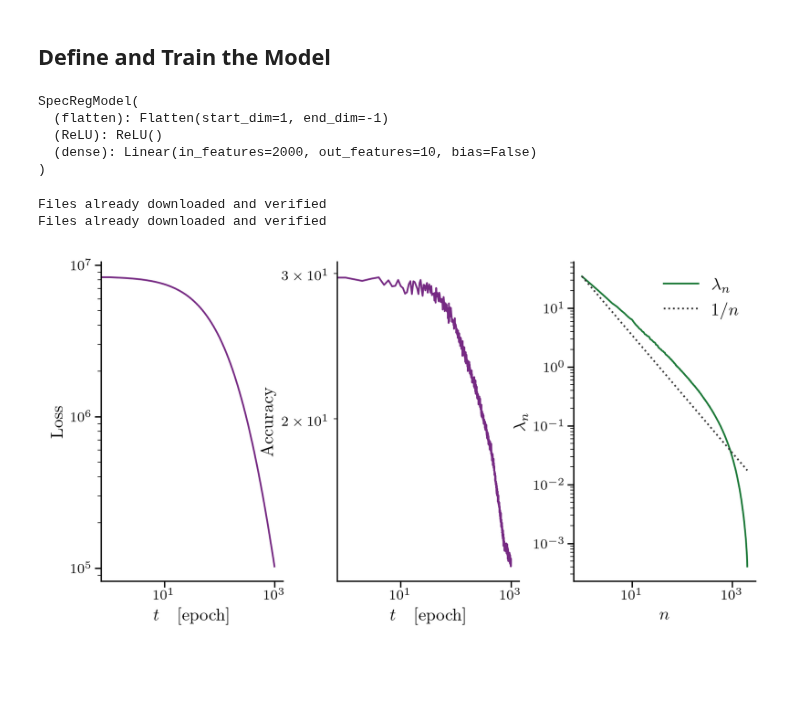
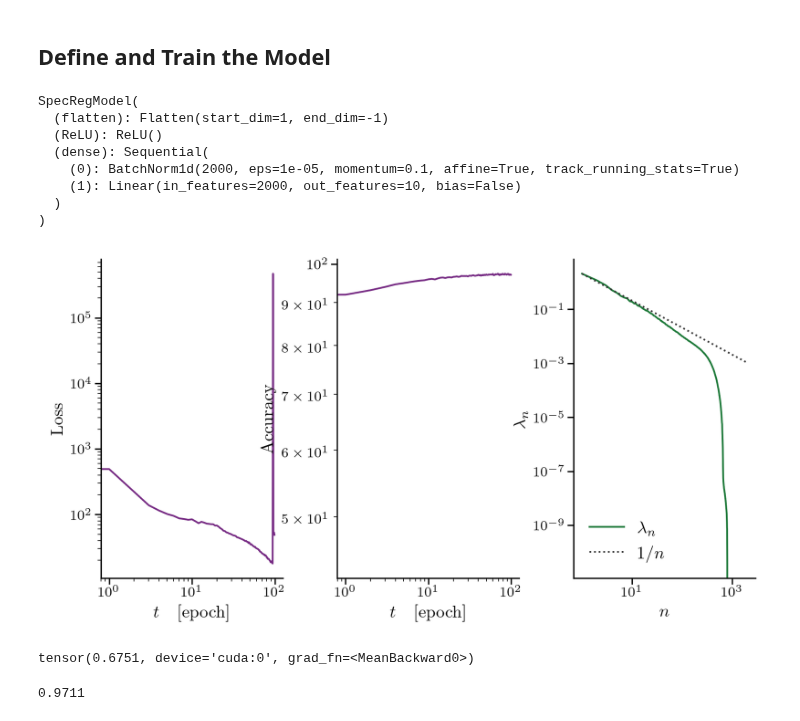
Before and after one commit to holzhauk/LocalLearning, a Jupyter notebook: notebooks/SpectralReg.ipynb, the cells around one changed output. Drawn from its saved outputs; the diff is of its cells as text; code cells hidden in the pictures; blank space fills up the shorter version.

```diff
--- a/notebooks/SpectralReg.ipynb
+++ b/notebooks/SpectralReg.ipynb
@@ -95,13 +107,25 @@ class SpecRegModel(Model):
         return self.dense(latent_activation), hidden
 # %%
-srmodel = SpecRegModel(sigma=1.0)
+params = {
+        "in_size": 28**2,# MNISt configuration
+        "hidden_size": 2000,
+        "n": 4.5,
+        "p": 3.0,
+        "no_classes": 10,
+        "tau": 1, # regularizing cutoff
+}
+
+srmodel = SpecRegModel(params=params, sigma=None, bn=True)
 srmodel.to(device)
 srmodel.train()
 # %% [output]
 SpecRegModel(
   (flatten): Flatten(start_dim=1, end_dim=-1)
   (ReLU): ReLU()
-  (dense): Linear(in_features=2000, out_features=10, bias=False)
+  (dense): Sequential(
+    (0): BatchNorm1d(2000, eps=1e-05, momentum=0.1, affine=True, track_running_stats=True)
+    (1): Linear(in_features=2000, out_features=10, bias=False)
+  )
 )
 # %%
 def cov(
@@ -139,8 +185,7 @@ def cov(
 # %%
-train_data = LocalLearning.LpUnitCIFAR10(
-    root="../data/CIFAR10",
+train_data = LpUnitMNIST(
+    root="../data/MNIST",
     train=True,
-    transform=ToTensor(),
     p=srmodel.pSet["p"],
 )
 
@@ -152,10 +197,9 @@ dataloader_train = LocalLearning.DeviceDataLoader(
     shuffle=True,
 )
 
-test_data = LocalLearning.LpUnitCIFAR10(
-    root="../data/CIFAR10",
+test_data = LpUnitMNIST(
+    root="../data/MNIST",
     train=False,
-    transform=ToTensor(),
     p=srmodel.pSet["p"],
 )
 
@@ -166,16 +210,13 @@ dataloader_test = LocalLearning.DeviceDataLoader(
     num_workers=4,
     shuffle=False,
 )
-# %% [output]
-Files already downloaded and verified
-Files already downloaded and verified
 # %%
 class TrainSpecReg():
 
     sPs = {
         "alpha_reg": 1.0,
-        "beta": 5.0, # Nassar et al. : beta = {1, 2, 5}
-        "tau": 10,
+        "beta": 2.0, # Nassar et al. : beta = {1, 2, 5}
+        "tau": 1,
     }
 
     def __init__(self,
@@ -186,6 +227,7 @@ class TrainSpecReg():
                  K: float=0.02,
                  dtype: torch.dtype=torch.float32,
                 ):
+
         self.no_epochs = no_epochs
         self.K = K
         self.sPs = spectral_ps
@@ -201,8 +243,8 @@ class TrainSpecReg():
                  model: SpecRegModel,
                  no_epochs: int=5,
                  testData: DataLoader=None,
+                 batch_norm: bool=True,
                 ):
-
         optimizer = Adam(model.parameters(), lr=self.learning_rate)
         ce_loss = CrossEntropyLoss()
 
@@ -216,7 +258,7 @@ class TrainSpecReg():
             res = fractional_dev[tau:]**2 + torch.maximum(
                     fractional_dev[tau:], torch.zeros((1,), device=self.device, dtype=self.dtype )
                 )
-            return self.sPs["beta"]*res.sum() / model.pSet["hidden_size"]
+            return res.sum() / model.pSet["hidden_size"]
 
         with tqdm(range(1, no_epochs + 1), unit="epoch") as tepoch:
             tepoch.set_description(f"Training time [epochs]")
@@ -252,10 +294,14 @@ class TrainSpecReg():
                     approx_lambda_n = torch.diagonal(diag, 0)
 
                     labels = labels.to(torch.long)
-                    loss = ce_loss(pred, labels.to(self.device)) + R_spec(approx_lambda_n)
+                    loss = ce_loss(pred, labels.to(self.device)) + self.sPs["beta"]*R_spec(approx_lambda_n)
                     cumm_loss += loss
                     optimizer.zero_grad()
                     loss.backward()
+
+                    # gradient clipping
+                    #torch.nn.utils.clip_grad_norm_(model.parameters(), 1.0, model.pSet["p"])
+
                     optimizer.step()
 
                 self.loss_history.append(cumm_loss)
@@ -289,6 +335,7 @@ class TrainSpecReg():
         return self.acc_history
 # %%
 spectral_model_parameter = TrainSpecReg.sPs
+spectral_model_parameter["alpha_reg"] = 1.0
 spectral_model_parameter["beta"] = 1.0
 spectral_model_parameter["tau"] = 0
 trainSpecReg = TrainSpecReg(device, learning_rate=LEARNING_RATE, spectral_ps=spectral_model_parameter)
@@ -314,19 +360,27 @@ lambda_numpy = lambda_sorted.detach().cpu().numpy()
 # %%
 fig, axs = plt.subplots(1, 3)
 n = np.arange(1, len(lambda_numpy)+1)
 axs[0].loglog(trainSpecReg.get_loss_history(mode="numpy"), color='#762a83')
 axs[0].set_xlabel(r"$t \quad [\textrm{epoch}]$")
 axs[0].set_ylabel(r"Loss")
 
 axs[1].loglog(100*trainSpecReg.get_acc_history(mode="numpy"), color='#762a83')
 axs[1].set_xlabel(r"$t \quad [\textrm{epoch}]$")
 axs[1].set_ylabel(r"Accuracy")
 
 spec_line = axs[2].loglog(n, lambda_numpy, color='#1b7837')
-norm_line = axs[2].loglog(n, lambda_numpy[0] / n, color='#333333', linestyle=":")
+norm_line = axs[2].loglog(n, lambda_numpy[tau]*n[tau] / n, color='#333333', linestyle=":")
 axs[2].set_xlabel(r"$n$")
 axs[2].set_ylabel(r"$\lambda_{n}$")
 axs[2].legend([r"$\lambda_{n}$", r"$1/n$"])
 plt.show()
 # %% [output]
-[figure, old version]
+[figure, new version]
+# %%
+torch.mean(torch.norm(srmodel.W, dim=0, p=srmodel.pSet["p"]))
+# %% [output]
+tensor(0.6751, device='cuda:0', grad_fn=<MeanBackward0>)
+# %%
+trainSpecReg.get_acc_history(mode="numpy")[-1]
+# %% [output]
+0.9711
```
Also changed, not shown: parts of 5 cells of this notebook, 4 other files.
